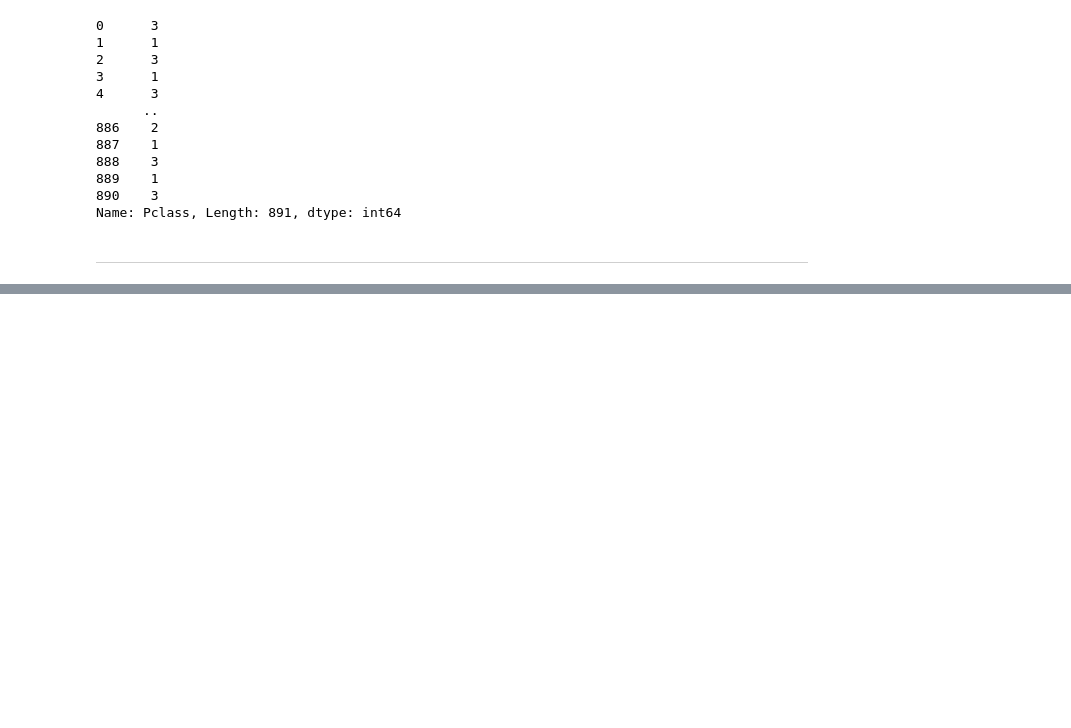
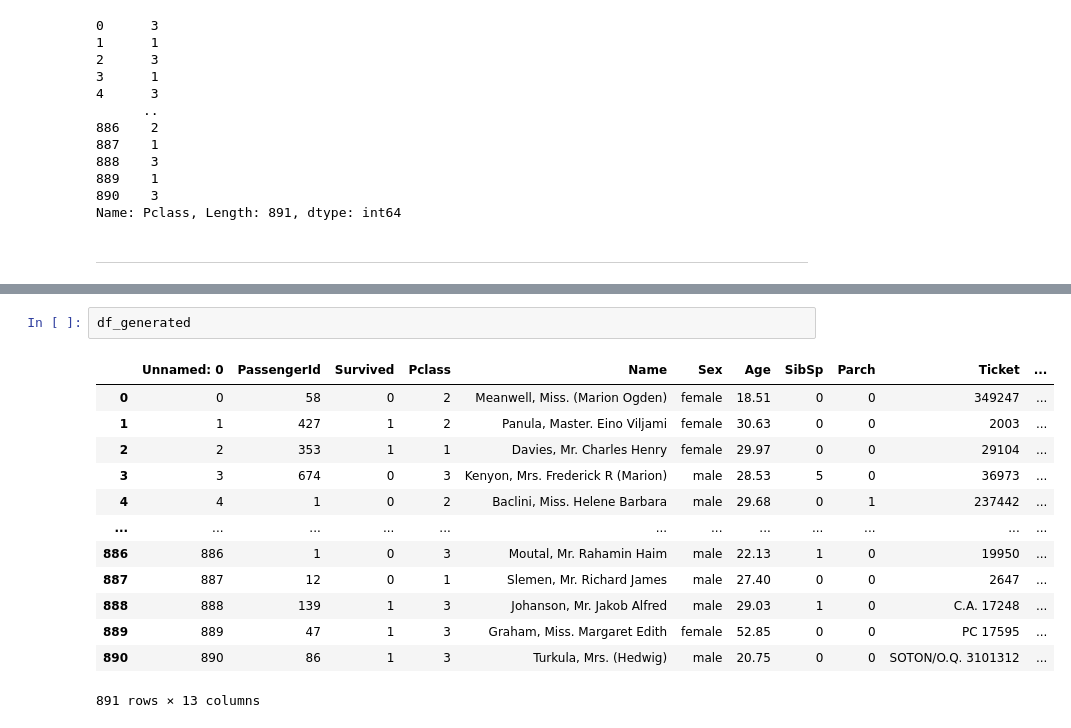
Before and after one commit to asusevski/titanic-prod, a Jupyter notebook: generate_data.ipynb, the cells around one changed output, grey strips where cells are left out. Drawn from its saved outputs; the diff is of its cells as text; blank space fills up the shorter version.

```diff
--- a/generate_data.ipynb
+++ b/generate_data.ipynb
@@ -149,0 +158,16 @@ sdv.fit(metadata, tables)
+# %%
+df_generated
+# %% [output]
+|  | Unnamed: 0 | PassengerId | Survived | Pclass | Name | Sex | Age | SibSp | Parch | Ticket | ... |
+| 0 | 0 | 58 | 0 | 2 | Meanwell, Miss. (Marion Ogden) | female | 18.51 | 0 | 0 | 349247 | ... |
+| 1 | 1 | 427 | 1 | 2 | Panula, Master. Eino Viljami | female | 30.63 | 0 | 0 | 2003 | ... |
+| 2 | 2 | 353 | 1 | 1 | Davies, Mr. Charles Henry | female | 29.97 | 0 | 0 | 29104 | ... |
+| 3 | 3 | 674 | 0 | 3 | Kenyon, Mrs. Frederick R (Marion) | male | 28.53 | 5 | 0 | 36973 | ... |
+| 4 | 4 | 1 | 0 | 2 | Baclini, Miss. Helene Barbara | male | 29.68 | 0 | 1 | 237442 | ... |
+| ... | ... | ... | ... | ... | ... | ... | ... | ... | ... | ... | ... |
+| 886 | 886 | 1 | 0 | 3 | Moutal, Mr. Rahamin Haim | male | 22.13 | 1 | 0 | 19950 | ... |
+| 887 | 887 | 12 | 0 | 1 | Slemen, Mr. Richard James | male | 27.40 | 0 | 0 | 2647 | ... |
+| 888 | 888 | 139 | 1 | 3 | Johanson, Mr. Jakob Alfred | male | 29.03 | 1 | 0 | C.A. 17248 | ... |
+| 889 | 889 | 47 | 1 | 3 | Graham, Miss. Margaret Edith | female | 52.85 | 0 | 0 | PC 17595 | ... |
+| 890 | 890 | 86 | 1 | 3 | Turkula, Mrs. (Hedwig) | male | 20.75 | 0 | 0 | SOTON/O.Q. 3101312 | ... |
+891 rows × 13 columns
```
Also changed, not shown: parts of 9 cells of this notebook, 11 other files.
